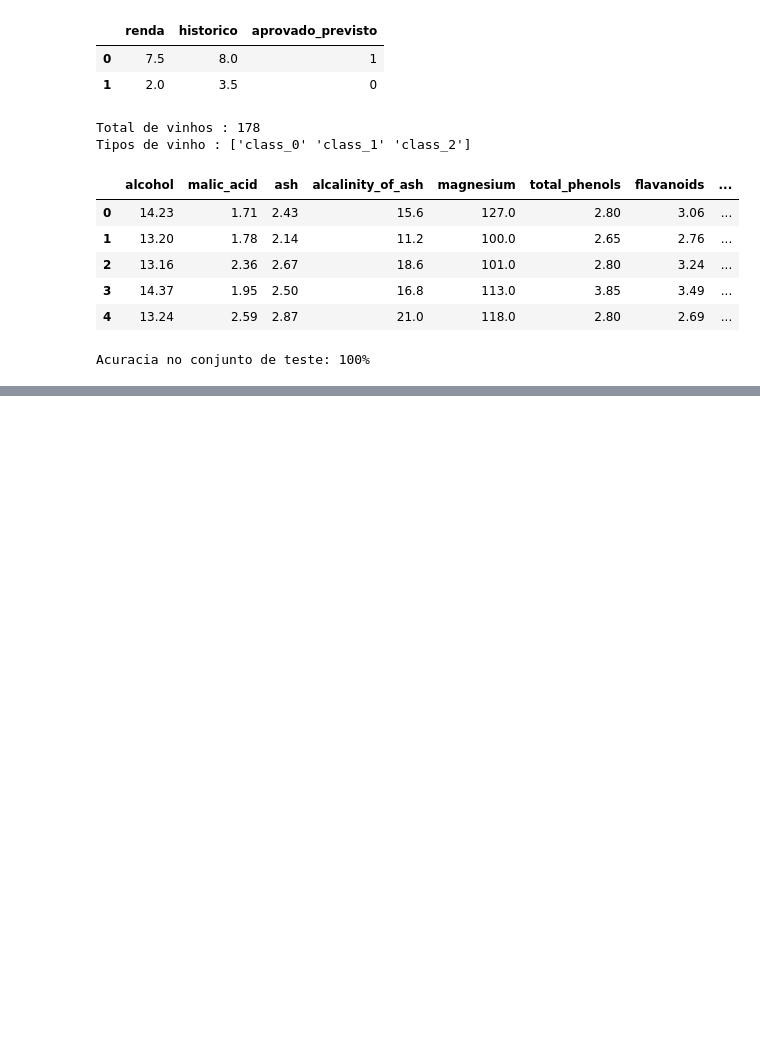
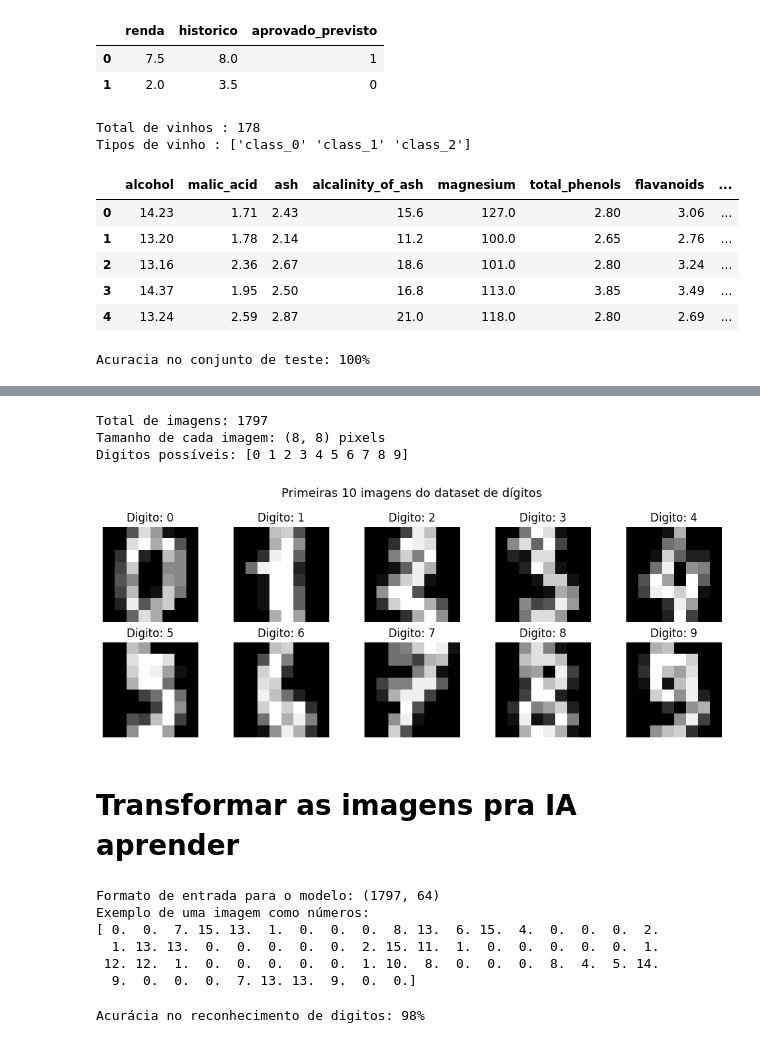
Before and after one commit to gialbanes/Faculdade-2026, a Jupyter notebook: 1semestre/AM/revisoes/revisao_perceptron/revisao_mlp.ipynb, the cells around one changed output, grey strips where cells are left out. Saved outputs shown, nothing was run; the diff lists cells and outputs as text; code cells hidden in the pictures; blank space fills up the shorter version.

Commit message:
feat: MPLClassifier para imagens

```diff
--- a/1semestre/AM/revisoes/revisao_perceptron/revisao_mlp.ipynb
+++ b/1semestre/AM/revisoes/revisao_perceptron/revisao_mlp.ipynb
@@ -175,0 +191,61 @@ Acuracia no conjunto de teste: 100%
+# %%
+import matplotlib.pyplot as plt
+from sklearn.datasets import load_digits
+
+digits = load_digits() # dataset pronto do scikit-learn
+
+print(f"Total de imagens: {len(digits.images)}")
+print(f"Tamanho de cada imagem: {digits.images[0].shape} pixels")
+print(f"Digitos possíveis: {digits.target_names}")
+
+# não vai cair na prova - criação de gráfico para exibir as imagens
+fig, eixos = plt.subplots(2, 5, figsize=(10,4))
+for i, eixo in enumerate(eixos.flat):
+    eixo.imshow(digits.images[i], cmap="gray")
+    eixo.set_title(f"Digito: {digits.target[i]}")
+    eixo.axis("off")
+
+plt.suptitle("Primeiras 10 imagens do dataset de dígitos", fontsize=13)
+plt.tight_layout()
+plt.show()
+# %% [output]
+Total de imagens: 1797
+Tamanho de cada imagem: (8, 8) pixels
+Digitos possíveis: [0 1 2 3 4 5 6 7 8 9]
+[figure, added]
+# %% [markdown]
+# Transformar as imagens pra IA aprender
+# %%
+X_digits = digits.images.reshape((len(digits.images), -1)) # transforma cada imagem 8x8 em um vetor de 64 pixels
+# cada pixel da imagem recebe um numero
+
+# no dataset ja tem a resposta de qual nuemro é, mas pro modelo nao decorar, nos retiramos do treino pra no fim bater a resposta
+y_digits = digits.target
+
+print(f"Formato de entrada para o modelo: {X_digits.shape}")
+print(f"Exemplo de uma imagem como números: \n{X_digits[3]}")
+
+X_d_train, X_d_test, y_d_train, y_d_test = train_test_split(
+    X_digits, y_digits, test_size=0.2, random_state=42 # treina com 80% e separa 20% pra testar se realmente aprendeu, ja que nao temos outro dataset random_state como se fosse um hash
+)
+
+# dataset sera transformado em numero, os numeros representam a cor de cada pixel pra ver um padrao pra saber qual o numero
+# %% [output]
+Formato de entrada para o modelo: (1797, 64)
+Exemplo de uma imagem como números:
+[ 0.  0.  7. 15. 13.  1.  0.  0.  0.  8. 13.  6. 15.  4.  0.  0.  0.  2.
+  1. 13. 13.  0.  0.  0.  0.  0.  2. 15. 11.  1.  0.  0.  0.  0.  0.  1.
+ 12. 12.  1.  0.  0.  0.  0.  0.  1. 10.  8.  0.  0.  0.  8.  4.  5. 14.
+  9.  0.  0.  0.  7. 13. 13.  9.  0.  0.]
+# %%
+# treina a rede neural para reconhecer os dígitos
+clf_digits = MiniMLPClassifier(nome="digitos")
+clf_digits.treinar(X_d_train, y_d_train, neuronios=(64, 64))
+clf_digits.salvar()
+
+# avaliar no conjunto de teste
+previsoes_digits = clf_digits.prever(X_d_test) # prever o dataset de 20%
+acuracia_digits = accuracy_score(y_d_test, previsoes_digits) # acuracia dos 20%
+print(f"Acurácia no reconhecimento de digitos: {acuracia_digits:.0%}")
+# %% [output]
+Acurácia no reconhecimento de digitos: 98%
```
Also changed, not shown: parts of 4 cells of this notebook, 2 other files.
